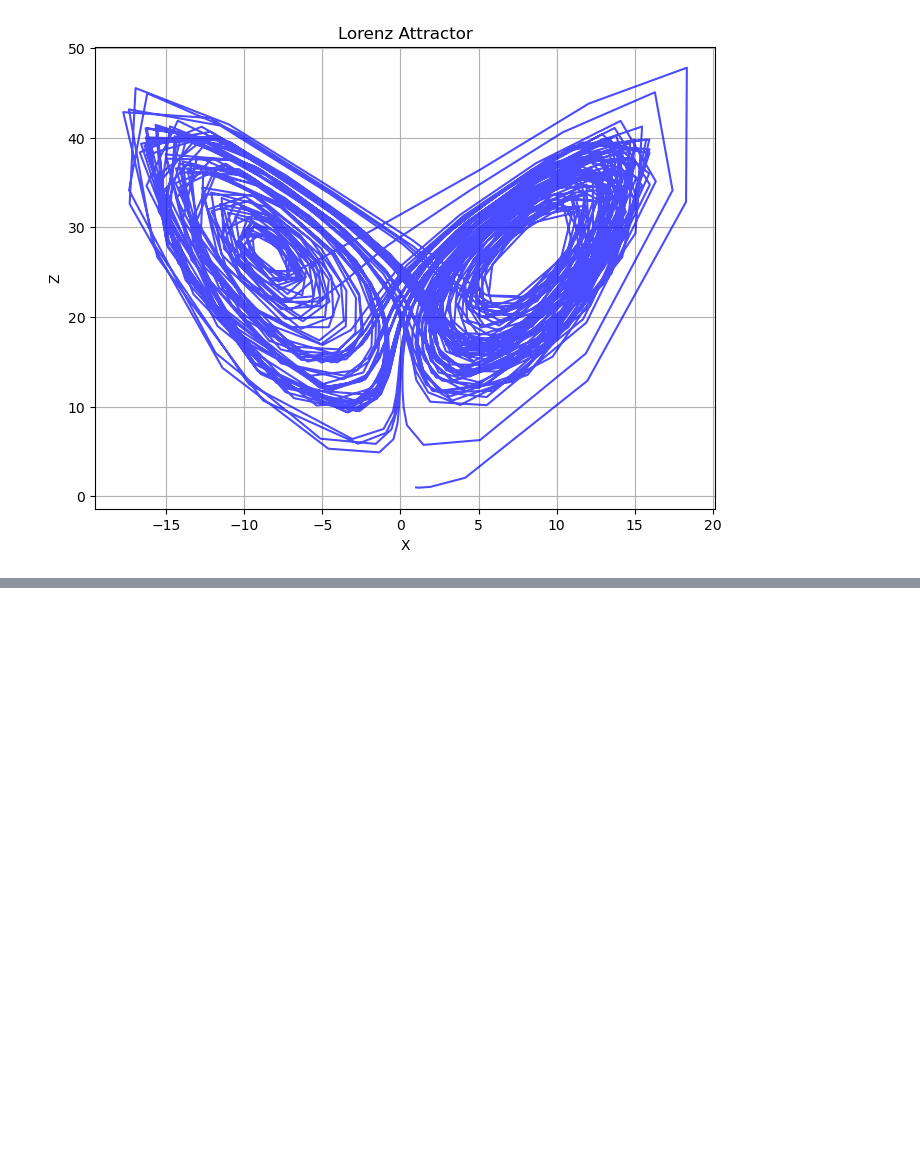
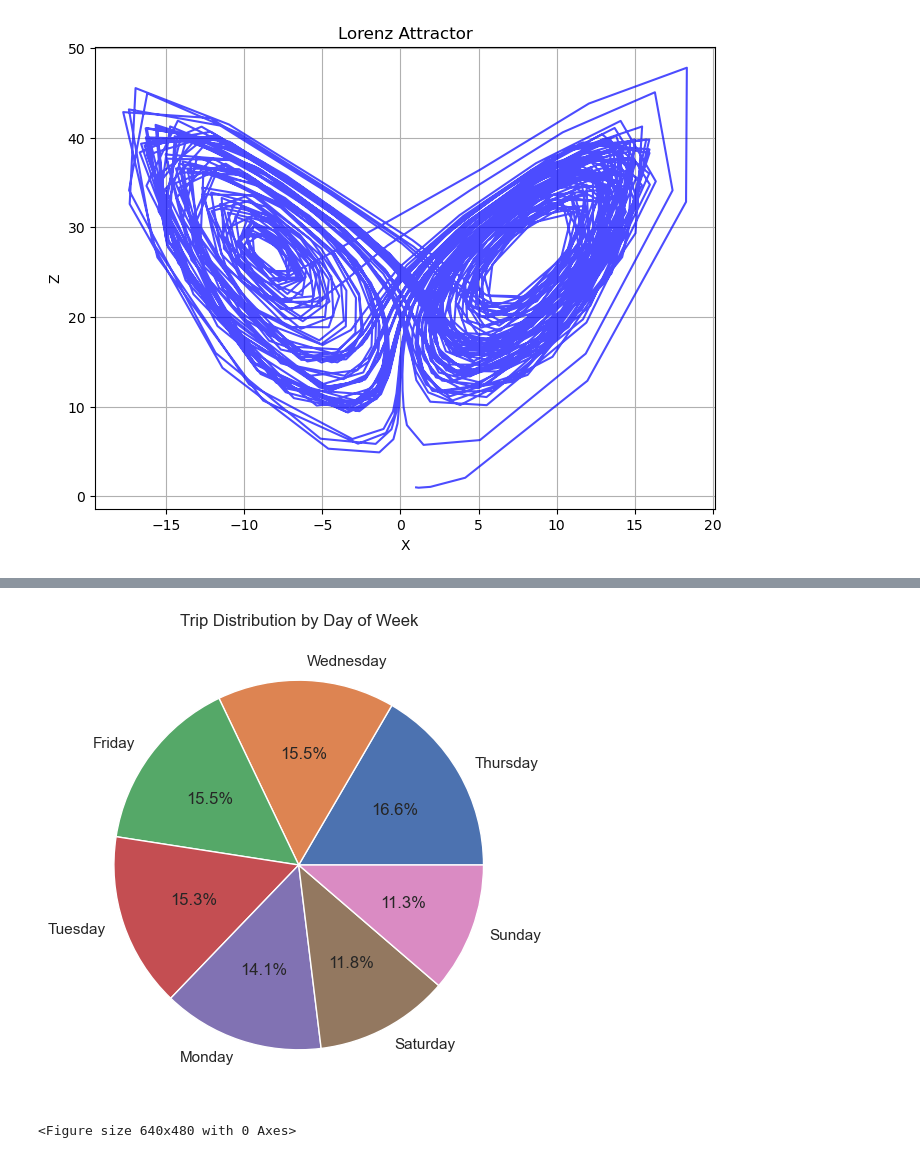
Before and after one commit to FirstNet-Systems-UK/Chicago-Taxi-Trips-Analysis, a Jupyter notebook: Untitled.ipynb, the cells around one changed output, grey strips where cells are left out. Cells and saved outputs as stored; diff of their text form; code cells hidden in the pictures; blank space fills up the shorter version.

```diff
--- a/Untitled.ipynb
+++ b/Untitled.ipynb
@@ -621,0 +609,11 @@ Note: you may need to restart the kernel to use updated packages.
+# %%
+# Insight 3: Pie Chart of Trip Distribution by Day of Week
+trip_count_day = df['Day of Week'].value_counts()
+plt.figure(figsize=(8, 6))
+plt.pie(trip_count_day, labels=trip_count_day.index, autopct='%1.1f%%')
+plt.title('Trip Distribution by Day of Week')
+plt.show()
+plt.savefig("pie chart of trip dstribution by day of week")
+# %% [output]
+[figure, added]
+<Figure size 640x480 with 0 Axes>
```
Also changed, not shown: parts of 6 cells of this notebook, 7 other files.
